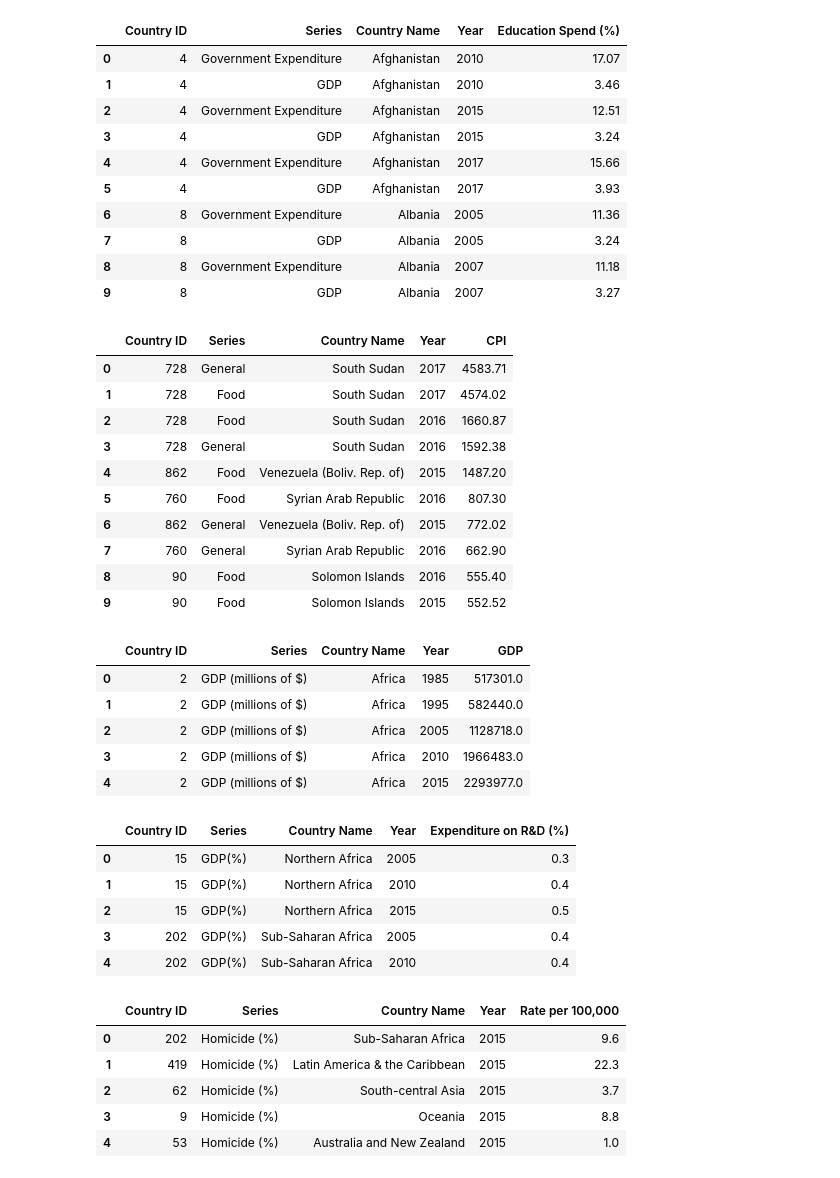
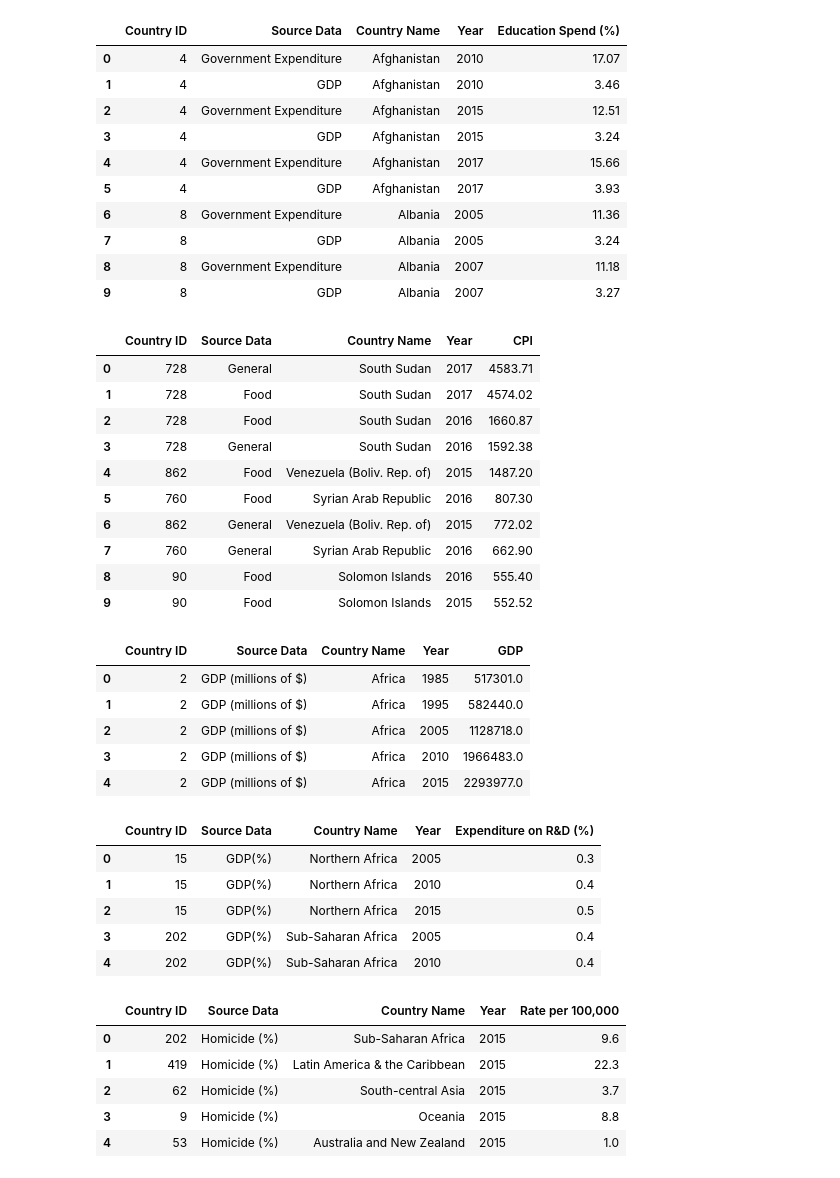
Before and after one commit to ZKeller22/UCI-Project-1-Group-6, a Jupyter notebook: project_main.ipynb, the cells around one changed output. Saved outputs shown, nothing was run; the diff lists cells and outputs as text; code cells hidden in the pictures.

```diff
--- a/project_main.ipynb
+++ b/project_main.ipynb
@@ -10,30 +10,30 @@ warnings.filterwarnings('ignore')
 # %%
 # Read in the csv raw data file for public education expendtiure
 csvfile = pd.read_csv("data_source/raw_data/public_expenditure_education.csv")
 #Convert raw data files to Data Frame
 raw_df = pd.DataFrame(csvfile)
 #Remove the first row and replace with second row
 new_header = raw_df.iloc[0]
 raw_df = raw_df[1:]
 raw_df.columns = new_header
 #Fill in blank column header
 raw_df.columns = raw_df.columns.fillna('Country Name')
 #Convert Value to float and round
 raw_df['Value'] = round(raw_df['Value'].astype(float),2)
 raw_df['Year'] = raw_df['Year'].astype(int)
 #Remove columns that are not needed (Source, Footnote)
 clean_df = raw_df[['Region/Country/Area','Series', 'Country Name','Year','Value']]
-clean_df = clean_df.rename(columns={'Region/Country/Area': 'Country ID', 'Value': 'Education Spend (%)' })
+clean_df = clean_df.rename(columns={'Region/Country/Area': 'Country ID', 'Value': 'Education Spend (%)', 'Series': 'Source Data'})
 
-clean_df = clean_df.loc[clean_df['Series'].apply(lambda x: x in ['Public expenditure on education (% of government expenditure)','Public expenditure on education (% of GDP)'])]
-clean_df['Series'] = clean_df['Series'].replace('Public expenditure on education (% of government expenditure)', 'Government Expenditure')
-clean_df['Series'] = clean_df['Series'].replace('Public expenditure on education (% of GDP)', 'GDP')
+clean_df = clean_df.loc[clean_df['Source Data'].apply(lambda x: x in ['Public expenditure on education (% of government expenditure)','Public expenditure on education (% of GDP)'])]
+clean_df['Source Data'] = clean_df['Source Data'].replace('Public expenditure on education (% of government expenditure)', 'Government Expenditure')
+clean_df['Source Data'] = clean_df['Source Data'].replace('Public expenditure on education (% of GDP)', 'GDP')
 clean_df =clean_df.reset_index(drop=True)
 #Display the data frame
 
 clean_df.head(10)
 # %% [output]
-|  | Country ID | Series | Country Name | Year | Education Spend (%) |
+|  | Country ID | Source Data | Country Name | Year | Education Spend (%) |
 | 0 | 4 | Government Expenditure | Afghanistan | 2010 | 17.07 |
 | 1 | 4 | GDP | Afghanistan | 2010 | 3.46 |
 | 2 | 4 | Government Expenditure | Afghanistan | 2015 | 12.51 |
@@ -68,17 +68,17 @@ raw2_df['Year'] = raw2_df['Year'].astype(int)
 
 #Remove columns that are not needed (Source, Footnote)
 cpi_df = raw2_df[['Region/Country/Area','Series', 'Country Name','Year','Value']]
-cpi_df = cpi_df.rename(columns={'Region/Country/Area': 'Country ID','Value': 'CPI' })
+cpi_df = cpi_df.rename(columns={'Region/Country/Area': 'Country ID','Value': 'CPI', 'Series': 'Source Data' })
 
 #Rename values in Series
-cpi_df['Series'] = cpi_df['Series'].replace('Consumer price index: General', 'General')
-cpi_df['Series'] = cpi_df['Series'].replace('Consumer price index: Food', 'Food')
+cpi_df['Source Data'] = cpi_df['Source Data'].replace('Consumer price index: General', 'General')
+cpi_df['Source Data'] = cpi_df['Source Data'].replace('Consumer price index: Food', 'Food')
 cpi_df =cpi_df.reset_index(drop=True)
 
 #Display the data frame
 cpi_df.head(10)
 # %% [output]
-|  | Country ID | Series | Country Name | Year | CPI |
+|  | Country ID | Source Data | Country Name | Year | CPI |
 | 0 | 728 | General | South Sudan | 2017 | 4583.71 |
 | 1 | 728 | Food | South Sudan | 2017 | 4574.02 |
 | 2 | 728 | Food | South Sudan | 2016 | 1660.87 |
@@ -113,7 +113,7 @@ raw3_df['Year'] = raw3_df['Year'].astype(int)
 
 #Remove columns that are not needed (Source, Footnote)
 gdp_df = raw3_df[['Region/Country/Area','Series', 'Country Name','Year','Value']]
-gdp_df = gdp_df.rename(columns={'Region/Country/Area': 'Country ID','Value': 'GDP' })
+gdp_df = gdp_df.rename(columns={'Region/Country/Area': 'Country ID','Value': 'GDP', 'Series': 'Source Data'})
 
 
 #Remove Country ID 1 (Totals)
@@ -121,23 +121,23 @@ totals = gdp_df[gdp_df['Country ID'] == '1' ].index
 gdp_df.drop(totals , inplace=True)
 
 #Rename values in Series column
-gdp_df['Series'] = gdp_df['Series'].replace('GDP in current prices (millions of US dollars)', 'GDP (millions of $)')
-gdp_df['Series'] = gdp_df['Series'].replace('GDP per capita (US dollars)', 'GDP per Capita ($)')
-gdp_df['Series'] = gdp_df['Series'].replace('GDP in constant 2010 prices (millions of US dollars)', 'GDP in 2010 dollars ($)')
+gdp_df['Source Data'] = gdp_df['Source Data'].replace('GDP in current prices (millions of US dollars)', 'GDP (millions of $)')
+gdp_df['Source Data'] = gdp_df['Source Data'].replace('GDP per capita (US dollars)', 'GDP per Capita ($)')
+gdp_df['Source Data'] = gdp_df['Source Data'].replace('GDP in constant 2010 prices (millions of US dollars)', 'GDP in 2010 dollars ($)')
 gdp_df =gdp_df.reset_index(drop=True)
 
 
 #Create seperate DataFrame for GDP percent
-gdp_percent_df =gdp_df.loc[gdp_df['Series']== 'GDP real rates of growth (percent)']
+gdp_percent_df =gdp_df.loc[gdp_df['Source Data']== 'GDP real rates of growth (percent)']
 
 #Remove Percent
-percents = gdp_df[gdp_df['Series'] == 'GDP real rates of growth (percent)' ].index
+percents = gdp_df[gdp_df['Source Data'] == 'GDP real rates of growth (percent)' ].index
 gdp_df.drop(percents , inplace=True)
 
 #Display the data frame
 gdp_df.head()
 # %% [output]
-|  | Country ID | Series | Country Name | Year | GDP |
+|  | Country ID | Source Data | Country Name | Year | GDP |
 | 0 | 2 | GDP (millions of $) | Africa | 1985 | 517301.0 |
 | 1 | 2 | GDP (millions of $) | Africa | 1995 | 582440.0 |
 | 2 | 2 | GDP (millions of $) | Africa | 2005 | 1128718.0 |
@@ -168,7 +168,7 @@ raw4_df['Year'] = raw4_df['Year'].astype(int)
 
 #Remove columns that are not needed (Source, Footnote)
 rnd_df = raw4_df[['Region/Country/Area','Series', 'Country Name','Year','Value']]
-rnd_df = rnd_df.rename(columns={'Region/Country/Area': 'Country ID','Value': 'Expenditure on R&D (%)' })
+rnd_df = rnd_df.rename(columns={'Region/Country/Area': 'Country ID','Value': 'Expenditure on R&D (%)', 'Series': 'Source Data' })
 
 
 #Remove Country ID 1 (Totals)
@@ -176,13 +176,13 @@ totals = rnd_df[rnd_df['Country ID'] == '1' ].index
 rnd_df.drop(totals , inplace=True)
 
 #Rename values in Series column
-rnd_df['Series'] = rnd_df['Series'].replace('Gross domestic expenditure on R & D: as a percentage of GDP (%)', 'GDP(%)')
-rnd_df['Series'] = rnd_df['Series'].replace('Gross domestic expenditure on R & D: Business enterprises (%)', 'Business Enterprises (%)')
-rnd_df['Series'] = rnd_df['Series'].replace('Gross domestic expenditure on R & D: Government (%)', 'Government (%)')
-rnd_df['Series'] = rnd_df['Series'].replace('Gross domestic expenditure on R & D: Higher education (%)', 'Higher education (%)')
-rnd_df['Series'] = rnd_df['Series'].replace('Gross domestic expenditure on R & D: Funds from abroad (%)', 'Funds from abroad (%)')
-rnd_df['Series'] = rnd_df['Series'].replace('Gross domestic expenditure on R & D: Private non-profit (%)', 'Private non-profit (%)')
-rnd_df['Series'] = rnd_df['Series'].replace('Gross domestic expenditure on R & D: Not distributed (%)', 'Not distributed (%)')
+rnd_df['Source Data'] = rnd_df['Source Data'].replace('Gross domestic expenditure on R & D: as a percentage of GDP (%)', 'GDP(%)')
+rnd_df['Source Data'] = rnd_df['Source Data'].replace('Gross domestic expenditure on R & D: Business enterprises (%)', 'Business Enterprises (%)')
+rnd_df['Source Data'] = rnd_df['Source Data'].replace('Gross domestic expenditure on R & D: Government (%)', 'Government (%)')
+rnd_df['Source Data'] = rnd_df['Source Data'].replace('Gross domestic expenditure on R & D: Higher education (%)', 'Higher education (%)')
+rnd_df['Source Data'] = rnd_df['Source Data'].replace('Gross domestic expenditure on R & D: Funds from abroad (%)', 'Funds from abroad (%)')
+rnd_df['Source Data'] = rnd_df['Source Data'].replace('Gross domestic expenditure on R & D: Private non-profit (%)', 'Private non-profit (%)')
+rnd_df['Source Data'] = rnd_df['Source Data'].replace('Gross domestic expenditure on R & D: Not distributed (%)', 'Not distributed (%)')
 rnd_df =rnd_df.reset_index(drop=True)
 
 
@@ -190,7 +190,7 @@ rnd_df =rnd_df.reset_index(drop=True)
 #Display the data frame
 rnd_df.head()
 # %% [output]
-|  | Country ID | Series | Country Name | Year | Expenditure on R&D (%) |
+|  | Country ID | Source Data | Country Name | Year | Expenditure on R&D (%) |
 | 0 | 15 | GDP(%) | Northern Africa | 2005 | 0.3 |
 | 1 | 15 | GDP(%) | Northern Africa | 2010 | 0.4 |
 | 2 | 15 | GDP(%) | Northern Africa | 2015 | 0.5 |
@@ -220,7 +220,7 @@ raw5_df['Year'] = raw5_df['Year'].astype(int)
 
 #Remove columns that are not needed (Source, Footnote)
 crime_df = raw5_df[['Region/Country/Area','Series', 'Country Name','Year','Value']]
-crime_df = crime_df.rename(columns={'Region/Country/Area': 'Country ID','Value': 'Rate per 100,000' })
+crime_df = crime_df.rename(columns={'Region/Country/Area': 'Country ID','Value': 'Rate per 100,000', 'Series': 'Source Data' })
 
 
 #Remove Country ID 1 (Totals)
@@ -228,14 +228,14 @@ totals = crime_df[crime_df['Country ID'] == '1' ].index
 crime_df.drop(totals , inplace=True)
 
 #Rename values in Series column
-crime_df['Series'] = crime_df['Series'].replace('Intentional homicide rates per 100,000', 'Homicide (%)')
-crime_df['Series'] = crime_df['Series'].replace('Percentage of male and female intentional homicide victims', 'Male Victim (%)')
-crime_df['Series'] = crime_df['Series'].replace('Percentage of male and female intentional homicide victims', 'Female Victim (%)')
-crime_df['Series'] = crime_df['Series'].replace('Theft at the national level, rate per 100,000 population', 'Theft (%)')
-crime_df['Series'] = crime_df['Series'].replace('Assault rate per 100,000 population', 'Assault (%)')
-crime_df['Series'] = crime_df['Series'].replace('Robbery at the national level, rate per 100,000 population', 'Robbery (%)')
-crime_df['Series'] = crime_df['Series'].replace('Total Sexual Violence at the national level, rate per 100,000', 'Sexual Violence (%)')
-crime_df['Series'] = crime_df['Series'].replace('Kidnapping at the national level, rate per 100,000', 'Kidnapping (%)')
+crime_df['Source Data'] = crime_df['Source Data'].replace('Intentional homicide rates per 100,000', 'Homicide (%)')
+crime_df['Source Data'] = crime_df['Source Data'].replace('Percentage of male and female intentional homicide victims', 'Male Victim (%)')
+crime_df['Source Data'] = crime_df['Source Data'].replace('Percentage of male and female intentional homicide victims', 'Female Victim (%)')
+crime_df['Source Data'] = crime_df['Source Data'].replace('Theft at the national level, rate per 100,000 population', 'Theft (%)')
+crime_df['Source Data'] = crime_df['Source Data'].replace('Assault rate per 100,000 population', 'Assault (%)')
+crime_df['Source Data'] = crime_df['Source Data'].replace('Robbery at the national level, rate per 100,000 population', 'Robbery (%)')
+crime_df['Source Data'] = crime_df['Source Data'].replace('Total Sexual Violence at the national level, rate per 100,000', 'Sexual Violence (%)')
+crime_df['Source Data'] = crime_df['Source Data'].replace('Kidnapping at the national level, rate per 100,000', 'Kidnapping (%)')
 crime_df =crime_df.reset_index(drop=True)
 
 
@@ -243,7 +243,7 @@ crime_df =crime_df.reset_index(drop=True)
 #Display the data frame
 crime_df.head()
 # %% [output]
-|  | Country ID | Series | Country Name | Year | Rate per 100,000 |
+|  | Country ID | Source Data | Country Name | Year | Rate per 100,000 |
 | 0 | 202 | Homicide (%) | Sub-Saharan Africa | 2015 | 9.6 |
 | 1 | 419 | Homicide (%) | Latin America & the Caribbean | 2015 | 22.3 |
 | 2 | 62 | Homicide (%) | South-central Asia | 2015 | 3.7 |
```
Also changed, not shown: parts of 9 cells of this notebook, 12 other files.
